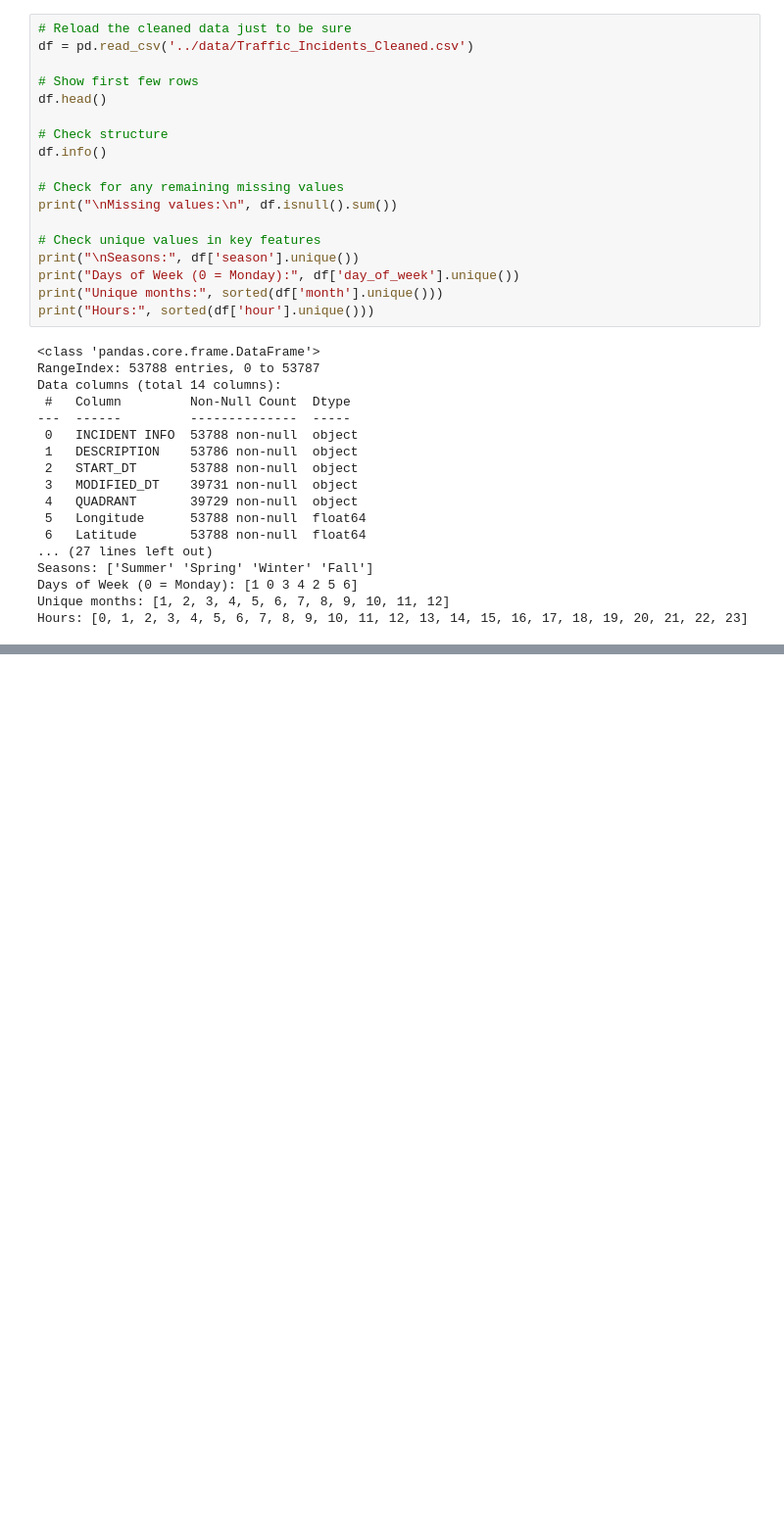
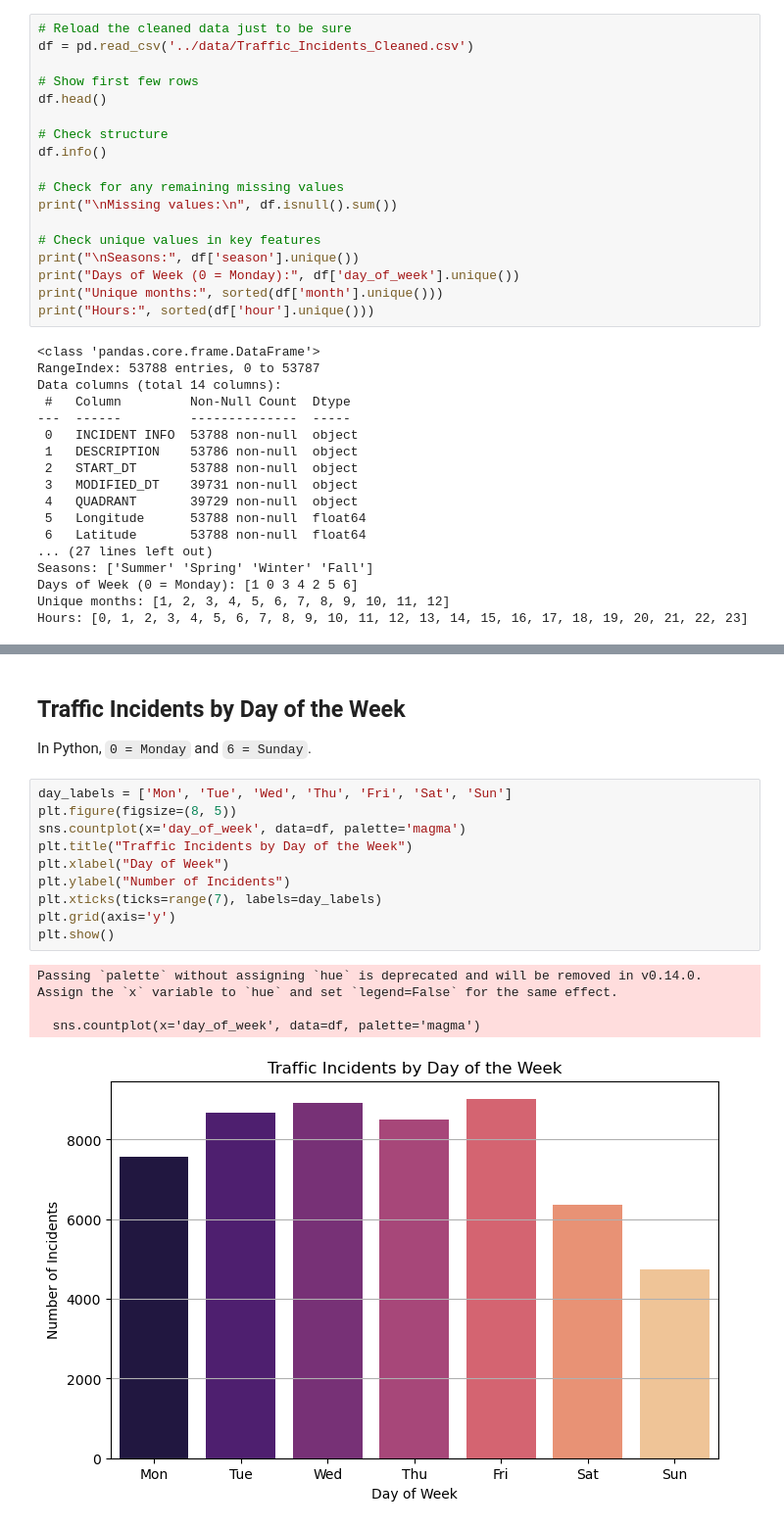
Before and after one commit to ashirshah7/ENGO645-Group-Project-Traffic-Incident-Analysis, a Jupyter notebook: notebooks/Traffic-Incident-Analysis.ipynb, the cells around one changed output, grey strips where cells are left out. Shown at 98% size. Saved outputs shown, nothing was run; the diff lists cells and outputs as text; blank space fills up the shorter version.

```diff
--- a/notebooks/Traffic-Incident-Analysis.ipynb
+++ b/notebooks/Traffic-Incident-Analysis.ipynb
@@ -138,0 +178,19 @@ Hours: [0, 1, 2, 3, 4, 5, 6, 7, 8, 9, 10, 11, 12, 13, 14, 15, 16, 17, 18, 19, 20
+# %% [markdown]
+## Traffic Incidents by Day of the Week
+
+In Python, `0 = Monday` and `6 = Sunday`.
+# %%
+day_labels = ['Mon', 'Tue', 'Wed', 'Thu', 'Fri', 'Sat', 'Sun']
+plt.figure(figsize=(8, 5))
+sns.countplot(x='day_of_week', data=df, palette='magma')
+plt.title("Traffic Incidents by Day of the Week")
+plt.xlabel("Day of Week")
+plt.ylabel("Number of Incidents")
+plt.xticks(ticks=range(7), labels=day_labels)
+plt.grid(axis='y')
+plt.show()
+# %% [output]
+Passing `palette` without assigning `hue` is deprecated and will be removed in v0.14.0. Assign the `x` variable to `hue` and set `legend=False` for the same effect.
+
+  sns.countplot(x='day_of_week', data=df, palette='magma')
+[figure, added]
```
Also changed, not shown: parts of 8 cells of this notebook, 2 other files.
